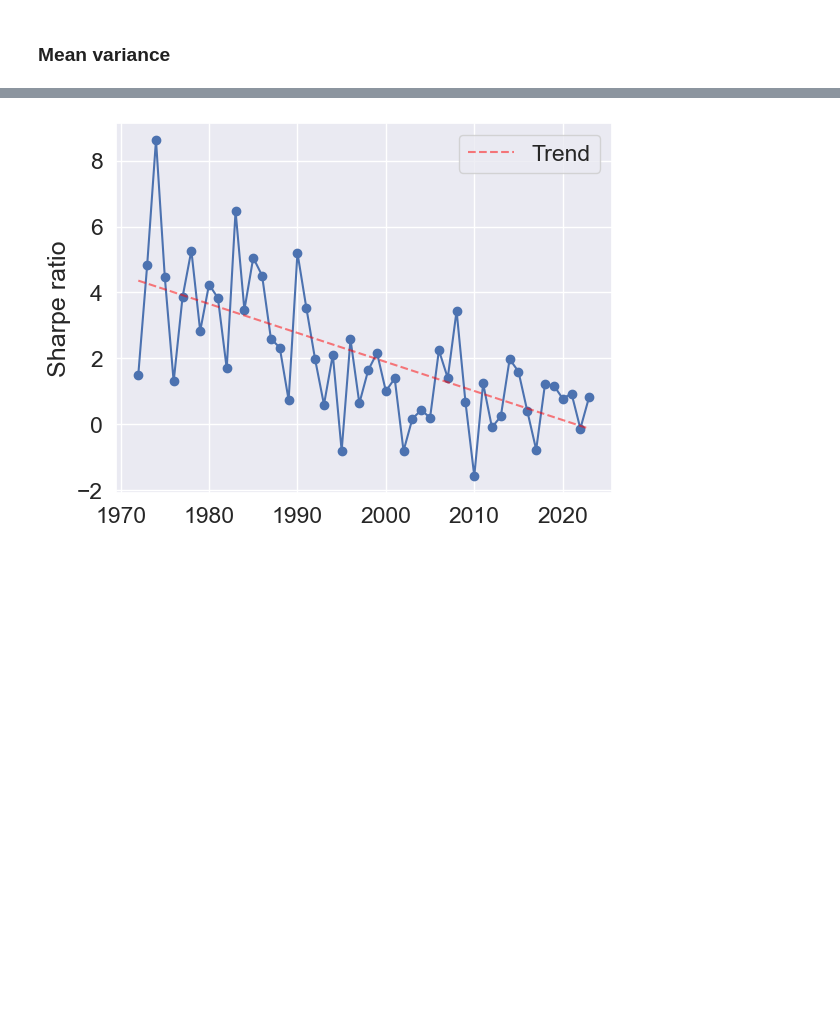
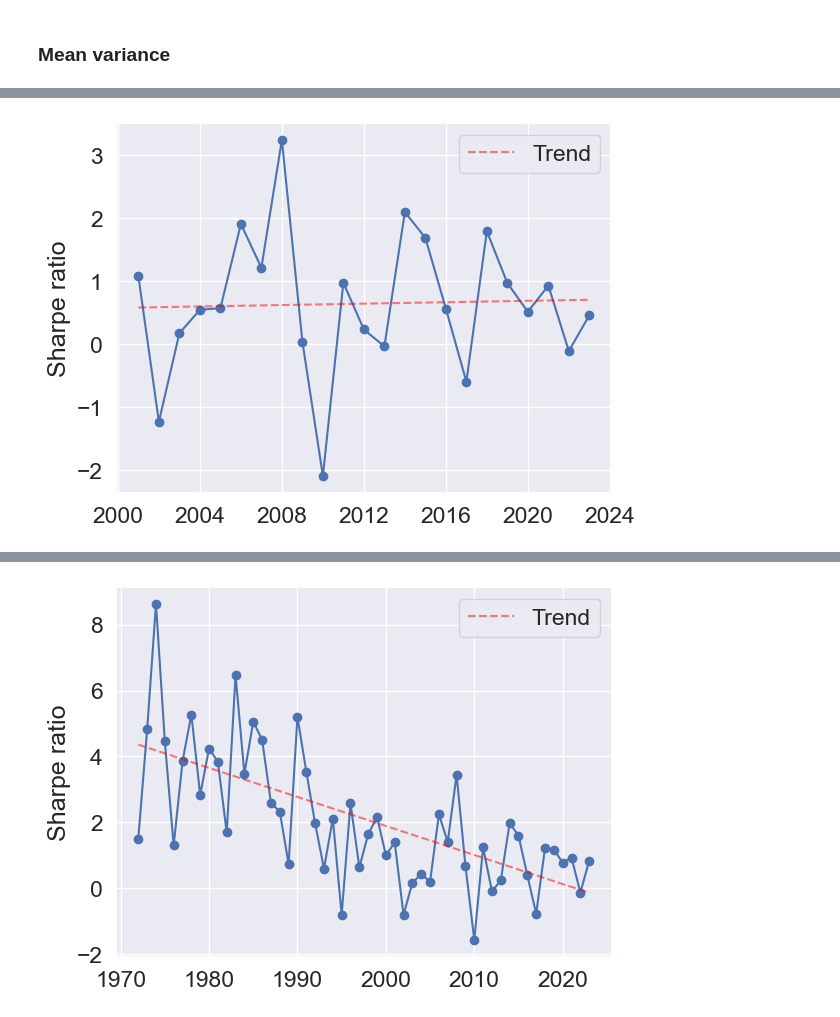
Before and after one commit to cvxgrp/cov_pred_finance, a Jupyter notebook: experiments/industry_portfolios.ipynb, the cells around one changed output, grey strips where cells are left out. Cells and saved outputs as stored; diff of their text form; code cells hidden in the pictures; blank space fills up the shorter version.

```diff
--- a/experiments/industry_portfolios.ipynb
+++ b/experiments/industry_portfolios.ipynb
@@ -401,9 +497,15 @@ def tune_returns(returns):
 # %%
 from experiments.utils.portfolio_backtests import *
+# from cvx.backtest.portfolios import *
 
+start_date = pd.Timestamp("2000-01-03")
 r_hat_ewma = pd.DataFrame(dict(_ewma_mean(returns, halflife=250))).T
-r_hat_ewma = tune_returns(r_hat_ewma)
+# r_hat_ewma = tune_returns(r_hat_ewma)
 # mean_predictors = [r_hat_ewma for name in names]
-mean_predictors = [r_hat_ewma for _ in range(len(predictors))]
+# mean_predictors = [r_hat_ewma for _ in range(len(predictors))]
+# return_predictor = get_moving_autocorrelations(returns, returns.shift(1), halflife=125) * returns
+# predictors = [cm_iewma, iewma]
+mean_predictors = [r_hat_ewma, r_hat_ewma]
+# names = ["IEWMA", "CM-IEWMA"]
 
-traders_mean_var = MeanVariance(returns, [predictors[-2]], [names[-2]], mean_predictors=[mean_predictors[-2]], start_date=start_date, end_date=end_date).backtest(additonal_cons, sigma_tar)
+traders_mean_var = MeanVariance(returns, predictors, names, mean_predictors=mean_predictors, start_date=start_date, end_date=end_date).backtest(additonal_cons, sigma_tar)
@@ -409,0 +606,6 @@ traders_mean_var = MeanVariance(returns, [predictors[-2]], [names[-2]], mean_pre
+# %%
+trader = traders_mean_var["Weighted"]
+trader.returns = trader.R
+SRs = yearly_SR(trader)
+# %% [output]
+[figure, added]
```
Also changed, not shown: parts of 32 cells of this notebook, 6 other files.
